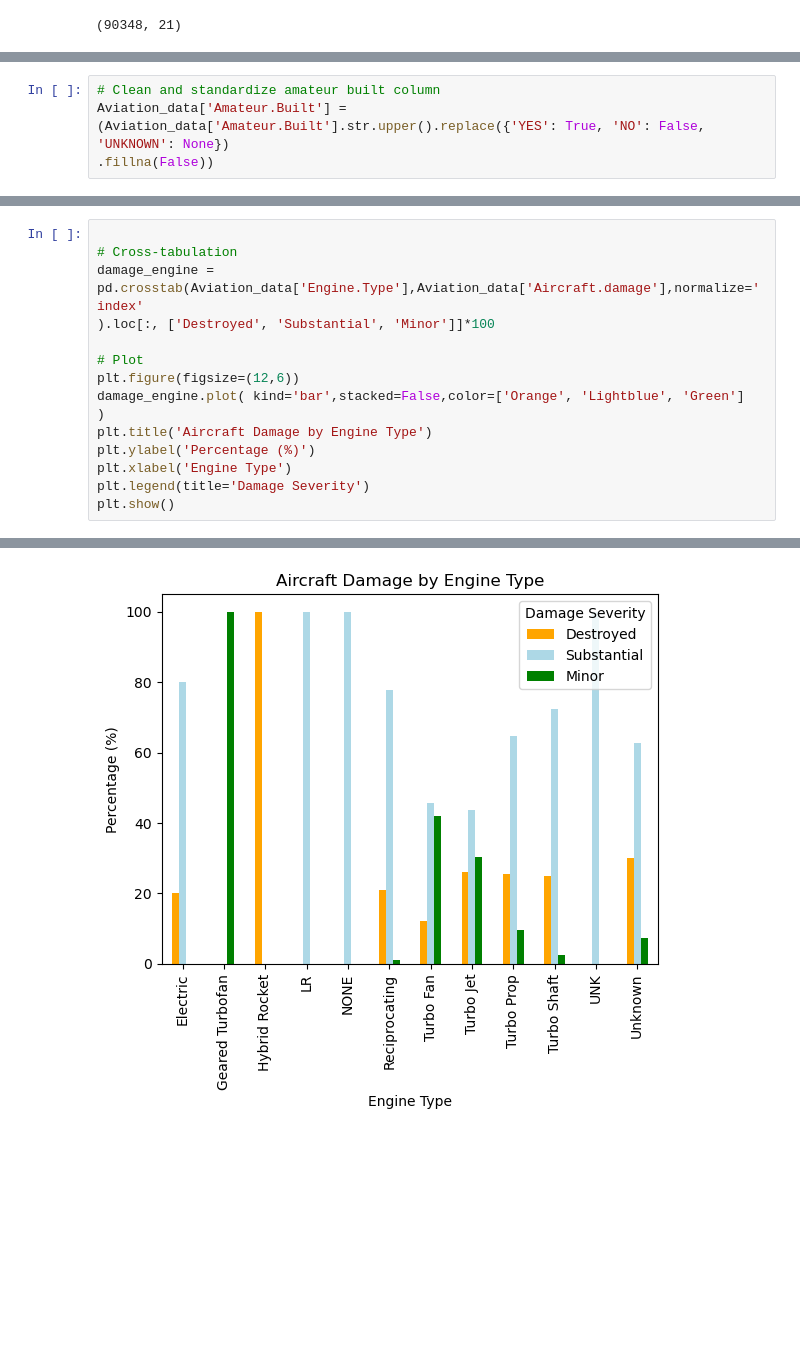
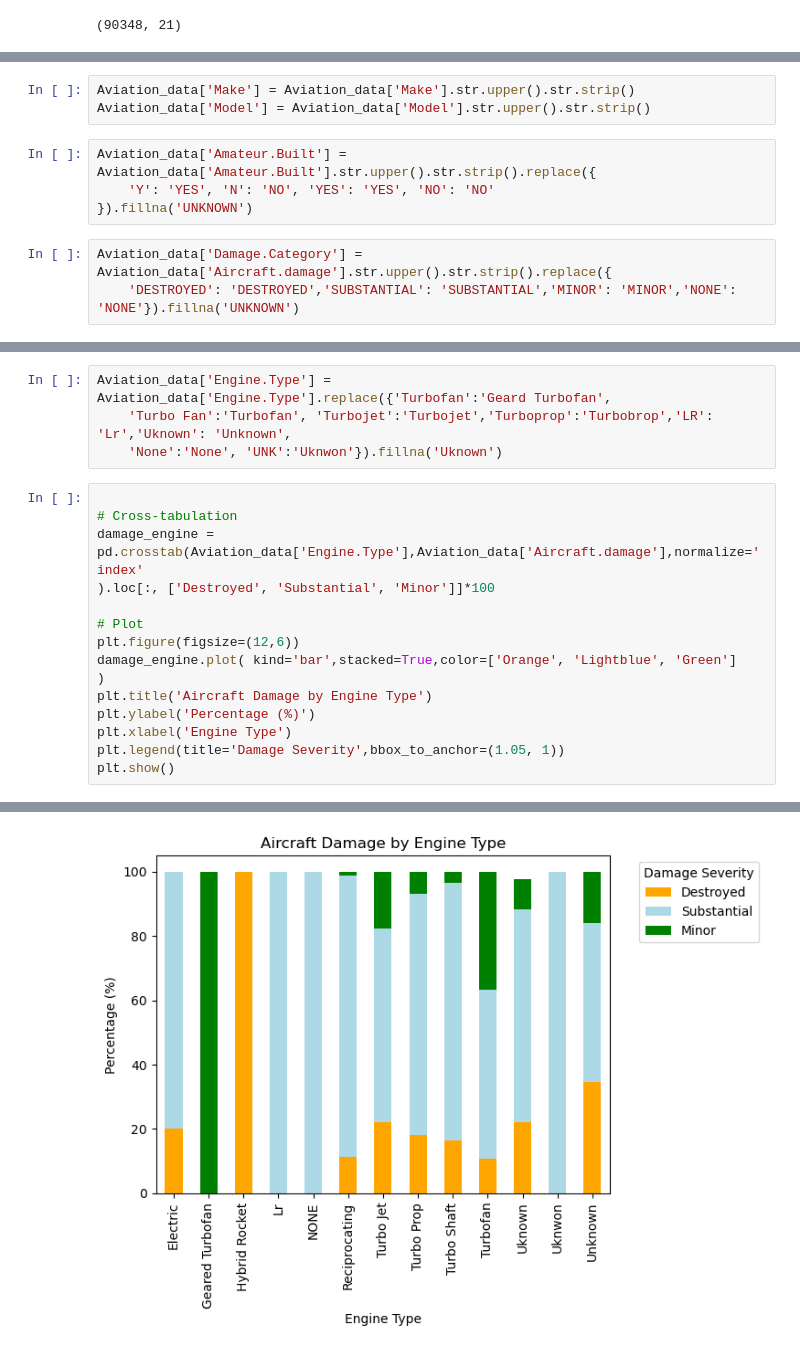
Before and after one commit to Mathews-Odongo/dsc-phase-1-project-v3, a Jupyter notebook: student.ipynb, the cells around one changed output, grey strips where cells are left out. Cells and saved outputs as stored; diff of their text form; blank space fills up the shorter version.

Commit message:
engines safety

```diff
--- a/student.ipynb
+++ b/student.ipynb
@@ -143,4 +152,10 @@ Aviation_data_clean = Aviation_data.dropna(subset=['Make'])
+# %%
+Aviation_data['Make'] = Aviation_data['Make'].str.upper().str.strip()
+Aviation_data['Model'] = Aviation_data['Model'].str.upper().str.strip()
 # %%
-# Clean and standardize amateur built column
-Aviation_data['Amateur.Built'] = (Aviation_data['Amateur.Built'].str.upper().replace({'YES': True, 'NO': False, 'UNKNOWN': None})
-.fillna(False))
+Aviation_data['Amateur.Built'] = Aviation_data['Amateur.Built'].str.upper().str.strip().replace({
+    'Y': 'YES', 'N': 'NO', 'YES': 'YES', 'NO': 'NO'
+}).fillna('UNKNOWN')
+# %%
+Aviation_data['Damage.Category'] = Aviation_data['Aircraft.damage'].str.upper().str.strip().replace({
+    'DESTROYED': 'DESTROYED','SUBSTANTIAL': 'SUBSTANTIAL','MINOR': 'MINOR','NONE': 'NONE'}).fillna('UNKNOWN')
@@ -184,18 +231,22 @@ above shows how number of engines can influence safety of aircrafts, Single-engi
+# %%
+Aviation_data['Engine.Type'] = Aviation_data['Engine.Type'].replace({'Turbofan':'Geard Turbofan',
+    'Turbo Fan':'Turbofan', 'Turbojet':'Turbojet','Turboprop':'Turbobrop','LR': 'Lr','Uknown': 'Unknown',
+    'None':'None', 'UNK':'Uknwon'}).fillna('Uknown')
 # %%
 
 # Cross-tabulation
 damage_engine = pd.crosstab(Aviation_data['Engine.Type'],Aviation_data['Aircraft.damage'],normalize='index'
 ).loc[:, ['Destroyed', 'Substantial', 'Minor']]*100
 
 # Plot
 plt.figure(figsize=(12,6))
-damage_engine.plot( kind='bar',stacked=False,color=['Orange', 'Lightblue', 'Green']
+damage_engine.plot( kind='bar',stacked=True,color=['Orange', 'Lightblue', 'Green']
 )
 plt.title('Aircraft Damage by Engine Type')
 plt.ylabel('Percentage (%)')
 plt.xlabel('Engine Type')
-plt.legend(title='Damage Severity')
+plt.legend(title='Damage Severity',bbox_to_anchor=(1.05, 1))
 plt.show()
 # %% [output]
 <Figure size 1200x600 with 0 Axes>
-[figure, old version]
+[figure, new version]
```
Also changed, not shown: parts of 22 cells of this notebook, 1 other file.
